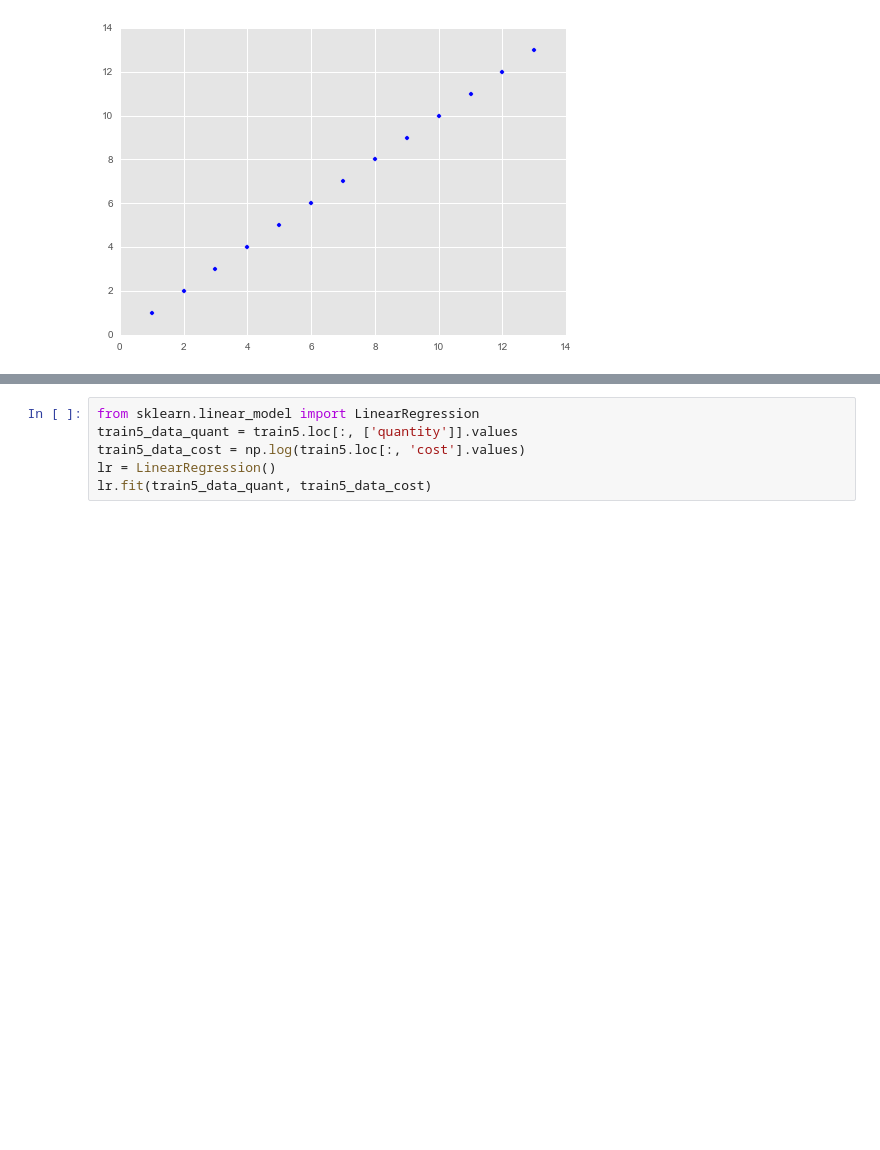
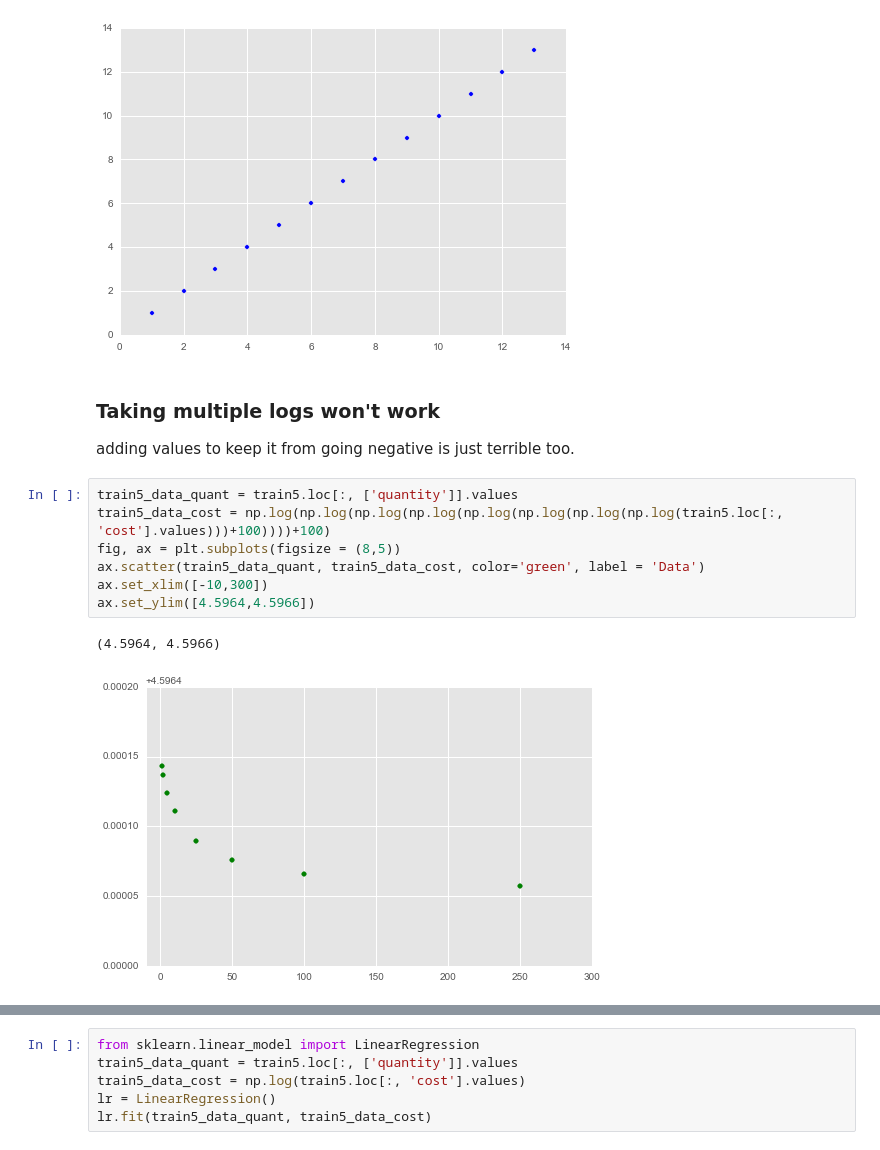
Before and after one commit to ayfu/CDIPS15_TeamCat, a Jupyter notebook: Exploration_2.ipynb, the cells around one changed output, grey strips where cells are left out. Drawn from its saved outputs; the diff is of its cells as text; blank space fills up the shorter version.

```diff
--- a/Exploration_2.ipynb
+++ b/Exploration_2.ipynb
@@ -282,3 +282,17 @@ plt.scatter(x,np.log(y))
 # %% [output]
 <matplotlib.collections.PathCollection at 0x...>
 [figure]
+# %% [markdown]
+### Taking multiple logs won't work
+
+adding values to keep it from going negative is just terrible too.
+# %%
+train5_data_quant = train5.loc[:, ['quantity']].values
+train5_data_cost = np.log(np.log(np.log(np.log(np.log(np.log(np.log(np.log(train5.loc[:, 'cost'].values)))+100))))+100)
+fig, ax = plt.subplots(figsize = (8,5))
+ax.scatter(train5_data_quant, train5_data_cost, color='green', label = 'Data')
+ax.set_xlim([-10,300])
+ax.set_ylim([4.5964,4.5966])
+# %% [output]
+(4.5964, 4.5966)
+[figure, added]
```
Also changed, not shown: parts of 8 cells of this notebook, 4 other files.
